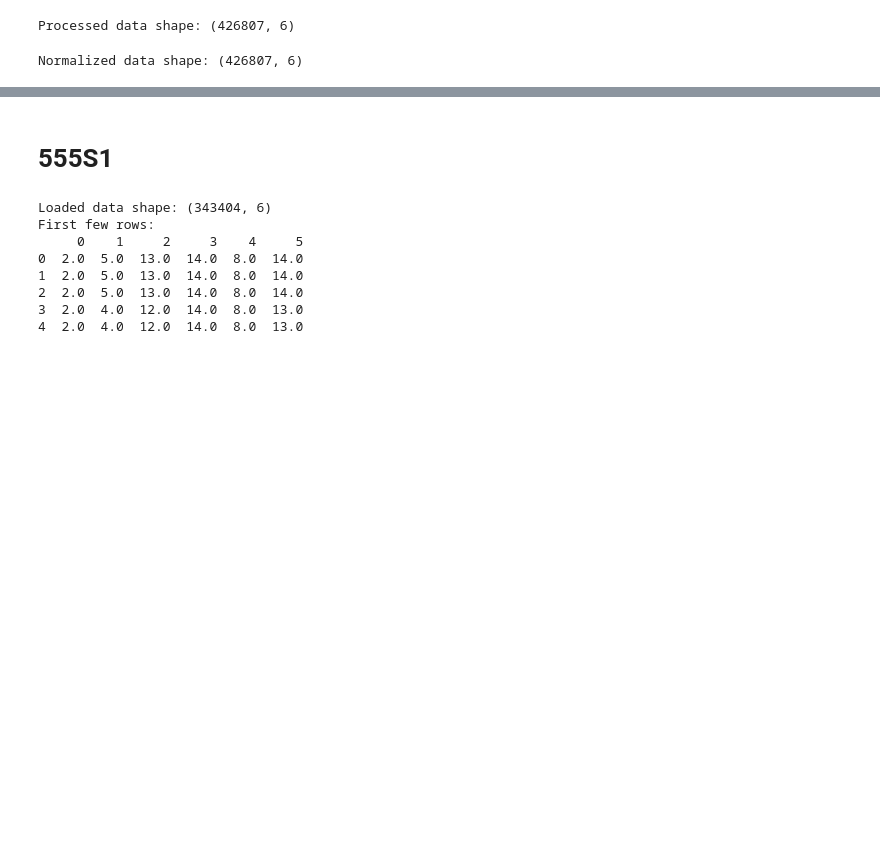
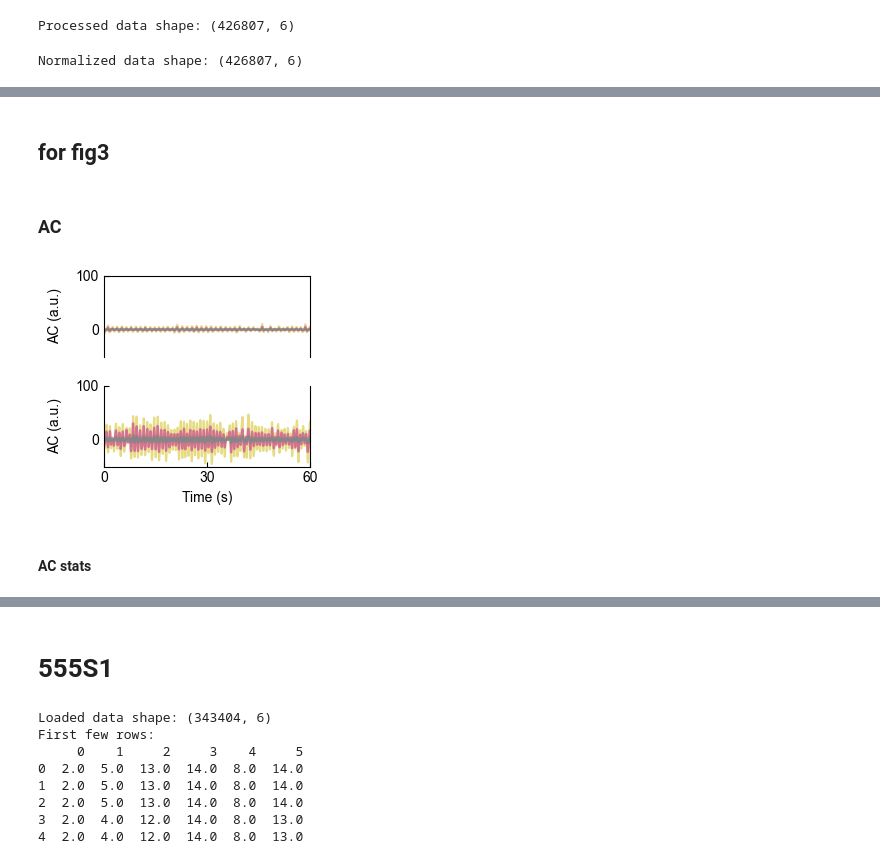
Before and after one commit to BailabUNC/SpectraDerma, a Jupyter notebook: notebooks/Data_Pipeline_Finger.ipynb, the cells around one changed output, grey strips where cells are left out. Drawn from its saved outputs; the diff is of its cells as text; code cells hidden in the pictures; blank space fills up the shorter version.

```diff
--- a/notebooks/Data_Pipeline_Finger.ipynb
+++ b/notebooks/Data_Pipeline_Finger.ipynb
@@ -334,0 +342,49 @@ plt.show()
+# %% [markdown]
+## for fig3
+# %% [markdown]
+### AC
+# %%
+processor = SpectraDermaProcessor(sample_rate=50.0)
+processor.load_data('../data/spectraderama_data_2025-03-25_sattac520S2.csv')
+processor.swt_denoise(wavelet="db2", level=3, zero_levels=(1, 2, 3)).bandpass_filter(low_freq=0.5, high_freq=3.0, order=3)
+timestamp, channels_ac = processor.get_data()
+
+
+fig, (ax1, ax2) = plt.subplots(nrows=2, ncols=1, figsize=(3, 2.65))
+
+for ch in range(channels_ac.shape[1]):
+    y = channels_ac[:, ch]
+    ax1.plot(timestamp, y, color=colors[ch], linewidth=1.5)
+    ax2.plot(timestamp, y, color=colors[ch], linewidth=1.5)
+
+ax1.set_xlim(*ppg_region_1)
+ax2.set_xlim(*ppg_region_2)
+
+# ax1.set_ylim(amplitude_limits[0], amplitude_limits[1])
+# ax2.set_ylim(amplitude_limits[0], amplitude_limits[1])
+
+# Ensure exactly three ticks on both axes for each subplot
+for ax in (ax1, ax2):
+    ax.tick_params(direction='in')
+    ax.tick_params(axis='y')
+    ax.set_ylabel('AC (a.u.)', labelpad=10)
+
+x1, x2 = ax.get_xlim()
+ax2.set_xticks([x1, (x1 + x2) / 2, x2])
+ax2.set_xticklabels([0, 30, 60])
+ax2.set_xlabel('Time (s)')
+
+ax1.set_ylim(-50, 100)
+ax2.set_ylim(-50, 100)
+
+ax1.spines['bottom'].set_visible(False)
+ax2.spines['top'].set_visible(False)
+ax1.set_xticks([])
+
+plt.tight_layout()
+# plt.savefig('../figures/fig3/mode_a_ac.png', dpi=600, bbox_inches='tight', transparent=True)
+plt.show()
+# %% [output]
+[figure, added]
+# %% [markdown]
+#### AC stats
```
Also changed, not shown: parts of 15 cells of this notebook.
